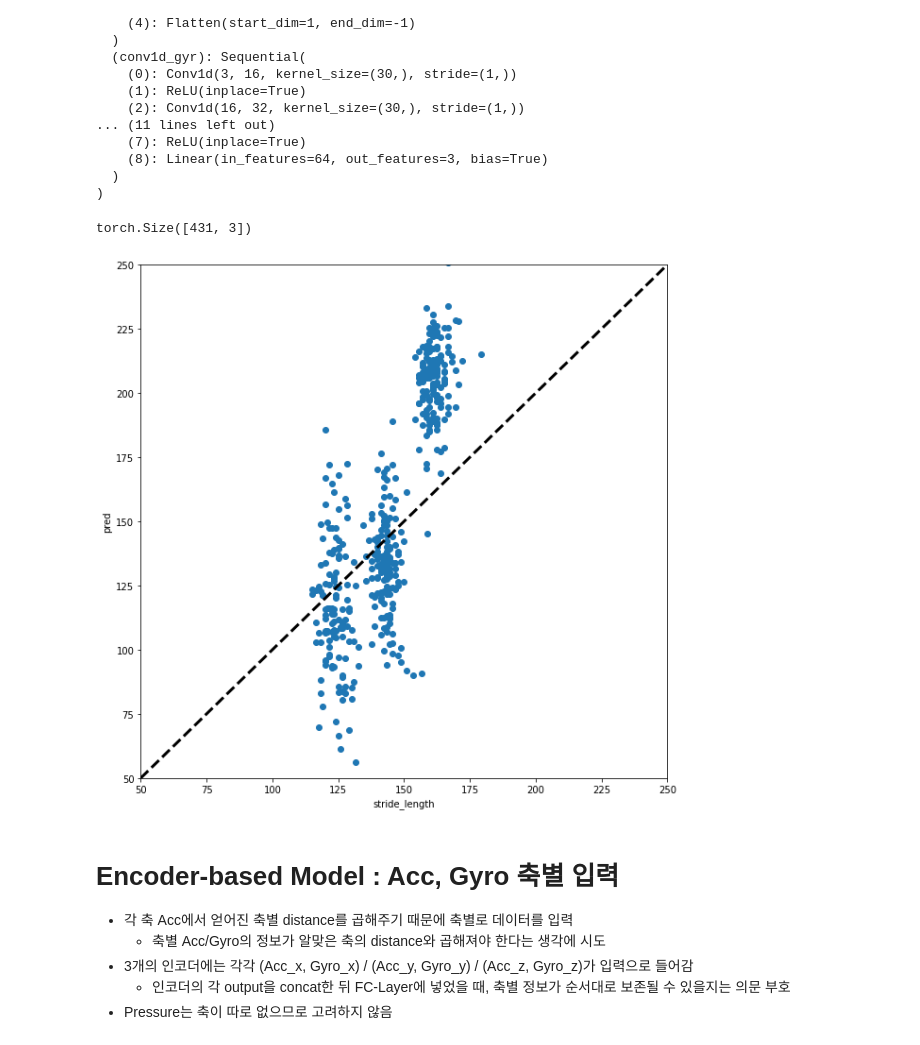
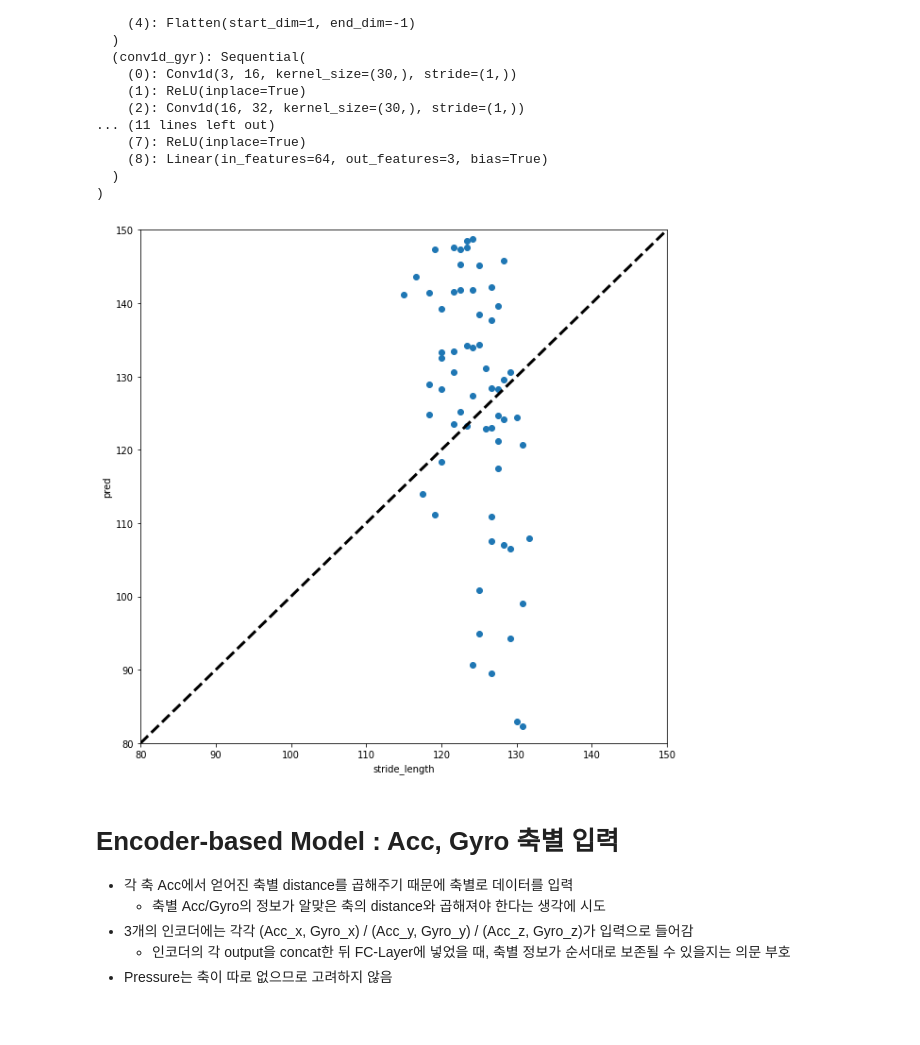
Before and after one commit to taeoowl/gait, a Jupyter notebook: gait/ksci/속도 세팅 별.ipynb, the cells around one changed output. Cells and saved outputs as stored; diff of their text form; code cells hidden in the pictures.

```diff
--- a/gait/ksci/속도 세팅 별.ipynb
+++ b/gait/ksci/속도 세팅 별.ipynb
@@ -598,6 +844,6 @@ Best Result : Epoch 177, Valid Loss 18.790442, MAE 2.685503
 # %%
 ### scatter plot
-file_path = "D:\gait_dataset/salted/test/*"
+file_path = "D:\gait_dataset/salted/5km/test/*"
 inputs_acc, inputs_gyr, stride_length = get_sensor_salted(file_path, normalization=True)
 inputs_acc, inputs_gyr, stride_length = torch.Tensor(np.array(inputs_acc)), torch.Tensor(np.array(inputs_gyr)), torch.Tensor(np.array(stride_length))
 inputs_acc, inputs_gyr, stride_length = inputs_acc.float(), inputs_gyr.float(), stride_length.float()
@@ -824,7 +1091,7 @@ Best Result : Epoch 259, Valid Loss 40.381912, MAE 4.223338
 # %%
 # scatter plot
 
-file_path = "D:\gait_dataset/salted/test/*"
+file_path = "D:\gait_dataset/salted/3km/test/*"
 inputs_acc, inputs_gyr, stride_length = get_sensor_salted(file_path, normalization=True)
 inputs_pst = get_position_salted(file_path, distance=True)
 inputs_acc, inputs_gyr, stride_length, inputs_pst = torch.Tensor(np.array(inputs_acc)), torch.Tensor(np.array(inputs_gyr)), torch.Tensor(np.array(stride_length)), torch.Tensor(np.array(inputs_pst))
@@ -837,7 +1104,7 @@ conv1d_dim2 = 32
 dense_dim = 512
 
 model = Encoder_dist(input_dim, conv1d_dim1, conv1d_dim2, dense_dim).to(device)
-model.load_state_dict(torch.load('./encoder_dist_best_ks30.pth'))
+model.load_state_dict(torch.load('./model/encoder_dist_best_ks30_spd3.pth'))
 model.eval()
 # %% [output]
 Encoder_dist(
@@ -860,21 +1127,20 @@ Encoder_dist(
 # %%
 pred = model(inputs_acc, inputs_gyr)
 pred = torch.unsqueeze(torch.sum(pred*inputs_pst, axis=1), 1).detach().cpu().numpy()
 
 plt.figure(figsize=(10, 10))
 plt.scatter(stride_length, np.round(pred, 4))
-plt.xlim([50, 250])
+plt.xlim([80, 150])
 plt.xlabel('stride_length')
-plt.ylim([50, 250])
+plt.ylim([80, 150])
 plt.ylabel('pred')
 
 xpoints = ypoints = plt.xlim()
 plt.plot(xpoints, ypoints, linestyle='--', color='k', lw=3, scalex=False, scaley=False)
 
 plt.show()
 # %% [output]
-torch.Size([431, 3])
-[figure, old version]
+[figure, new version]
 # %% [markdown]
 # Encoder-based Model : Acc, Gyro 축별 입력
 - 각 축 Acc에서 얻어진 축별 distance를 곱해주기 때문에 축별로 데이터를 입력
```
Also changed, not shown: parts of 75 cells of this notebook, 6 other files.
